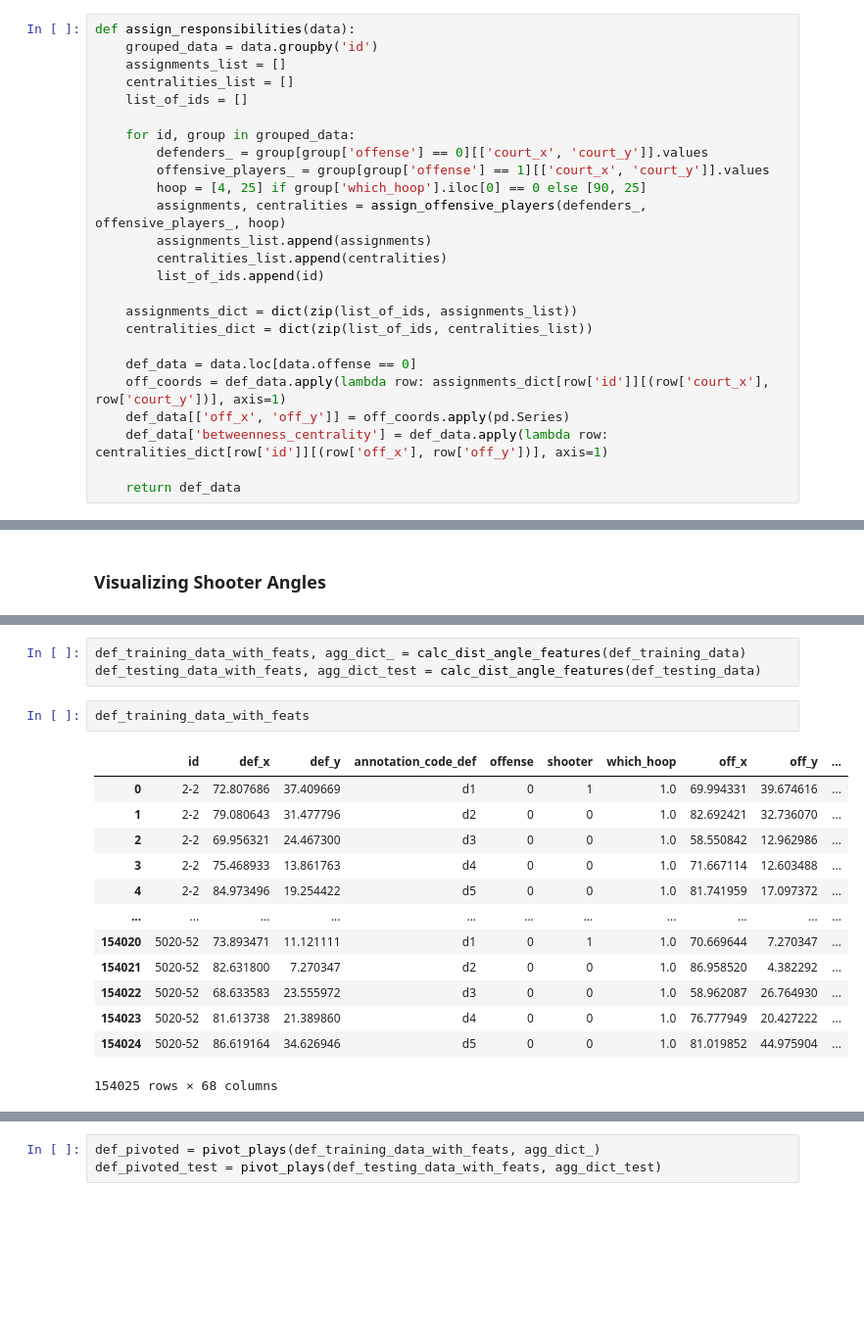
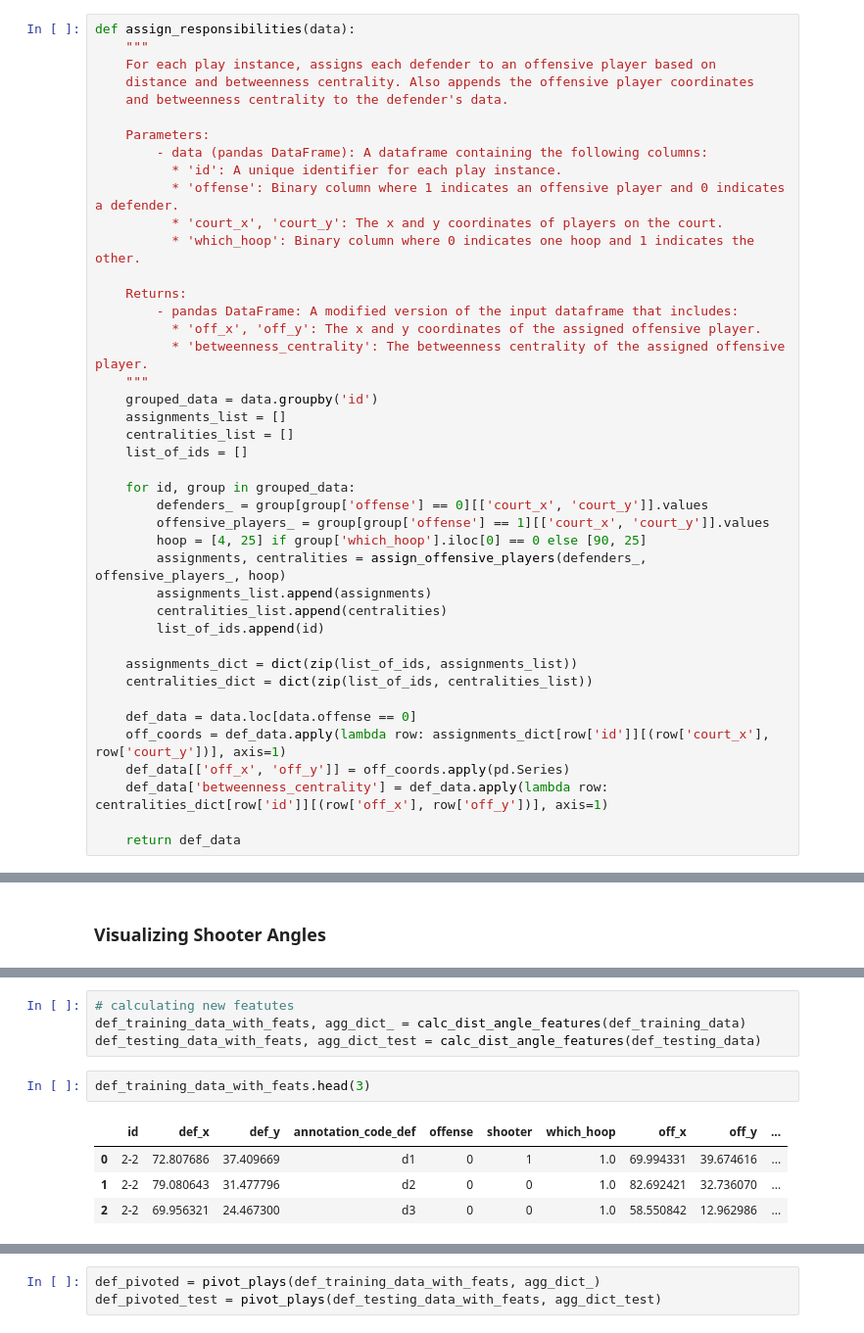
Before and after one commit to timseymour42/shotquality-offensive-rebounding, a Jupyter notebook: orbd_prediction.ipynb, the cells around one changed output, grey strips where cells are left out. Shown at 98% size. Saved outputs shown, nothing was run; the diff lists cells and outputs as text; blank space fills up the shorter version.

```diff
--- a/orbd_prediction.ipynb
+++ b/orbd_prediction.ipynb
@@ -1058,6 +1134,23 @@ copy_training_data = training_data.copy()
 copy_testing_data = testing_data.copy()
 # %%
 def assign_responsibilities(data):
+    """
+    For each play instance, assigns each defender to an offensive player based on
+    distance and betweenness centrality. Also appends the offensive player coordinates
+    and betweenness centrality to the defender's data.
+
+    Parameters:
+        - data (pandas DataFrame): A dataframe containing the following columns:
+          * 'id': A unique identifier for each play instance.
+          * 'offense': Binary column where 1 indicates an offensive player and 0 indicates a defender.
+          * 'court_x', 'court_y': The x and y coordinates of players on the court.
+          * 'which_hoop': Binary column where 0 indicates one hoop and 1 indicates the other.
+
+    Returns:
+        - pandas DataFrame: A modified version of the input dataframe that includes:
+          * 'off_x', 'off_y': The x and y coordinates of the assigned offensive player.
+          * 'betweenness_centrality': The betweenness centrality of the assigned offensive player.
+    """
     grouped_data = data.groupby('id')
     assignments_list = []
     centralities_list = []
@@ -1450,24 +1519,16 @@ def calc_dist_angle_features(the_data):
     data = data.merge(aggregates, on='id')
     return data, agg_dict
 # %%
+# calculating new featutes
 def_training_data_with_feats, agg_dict_ = calc_dist_angle_features(def_training_data)
 def_testing_data_with_feats, agg_dict_test = calc_dist_angle_features(def_testing_data)
 # %%
-def_training_data_with_feats
+def_training_data_with_feats.head(3)
 # %% [output]
 |  | id | def_x | def_y | annotation_code_def | offense | shooter | which_hoop | off_x | off_y | ... |
 | 0 | 2-2 | 72.807686 | 37.409669 | d1 | 0 | 1 | 1.0 | 69.994331 | 39.674616 | ... |
 | 1 | 2-2 | 79.080643 | 31.477796 | d2 | 0 | 0 | 1.0 | 82.692421 | 32.736070 | ... |
 | 2 | 2-2 | 69.956321 | 24.467300 | d3 | 0 | 0 | 1.0 | 58.550842 | 12.962986 | ... |
-| 3 | 2-2 | 75.468933 | 13.861763 | d4 | 0 | 0 | 1.0 | 71.667114 | 12.603488 | ... |
-| 4 | 2-2 | 84.973496 | 19.254422 | d5 | 0 | 0 | 1.0 | 81.741959 | 17.097372 | ... |
-| ... | ... | ... | ... | ... | ... | ... | ... | ... | ... | ... |
-| 154020 | 5020-52 | 73.893471 | 11.121111 | d1 | 0 | 1 | 1.0 | 70.669644 | 7.270347 | ... |
-| 154021 | 5020-52 | 82.631800 | 7.270347 | d2 | 0 | 0 | 1.0 | 86.958520 | 4.382292 | ... |
-| 154022 | 5020-52 | 68.633583 | 23.555972 | d3 | 0 | 0 | 1.0 | 58.962087 | 26.764930 | ... |
-| 154023 | 5020-52 | 81.613738 | 21.389860 | d4 | 0 | 0 | 1.0 | 76.777949 | 20.427222 | ... |
-| 154024 | 5020-52 | 86.619164 | 34.626946 | d5 | 0 | 0 | 1.0 | 81.019852 | 44.975904 | ... |
-154025 rows × 68 columns
 # %% [markdown]
 ### **Pivoting the DataFrame for Player Insights**
 
```
Also changed, not shown: parts of 227 cells of this notebook, 1 other file.
